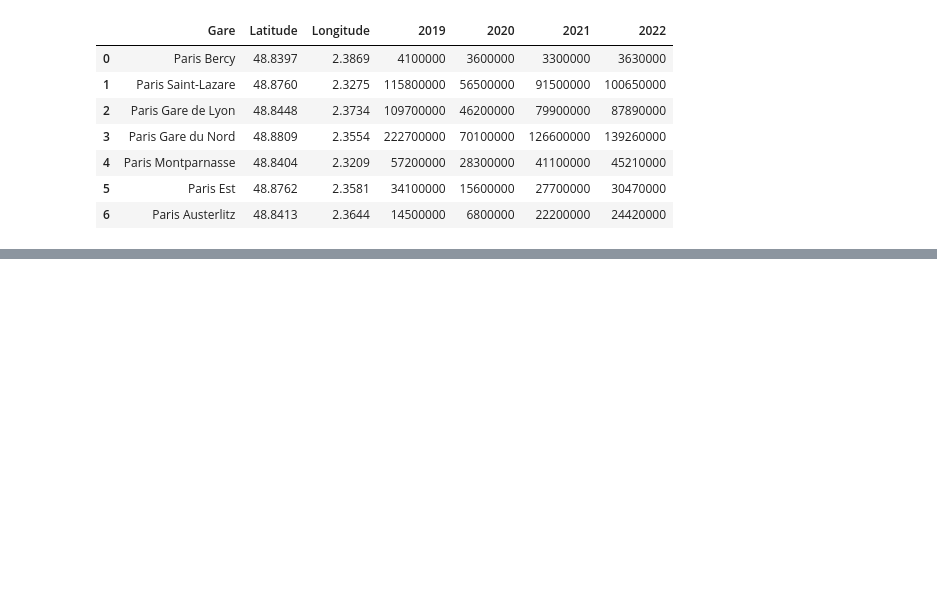
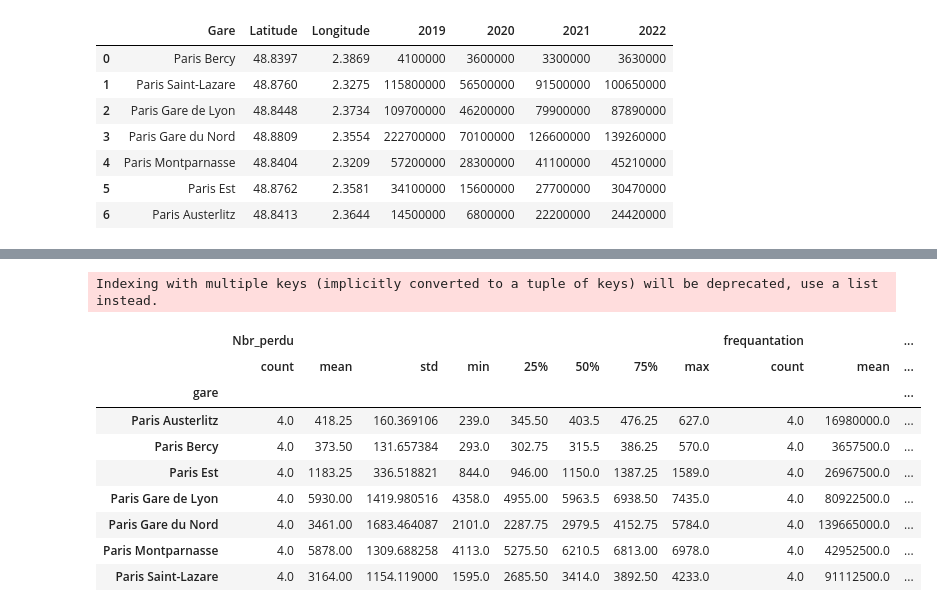
Before and after one commit to RolaMmss/Lost-in-translation, a Jupyter notebook: nb_obj_perdu_graph.ipynb, the cells around one changed output, grey strips where cells are left out. Cells and saved outputs as stored; diff of their text form; code cells hidden in the pictures; blank space fills up the shorter version.

Commit message:
tests

```diff
--- a/nb_obj_perdu_graph.ipynb
+++ b/nb_obj_perdu_graph.ipynb
@@ -505,0 +499,15 @@ fig.write_html('carte_objets_perdus.html', auto_open=True)
+# %%
+# Connexion à la base de données SQLite
+connexion = sqlite3.connect("db_objets_trouves.db")
+
+# Lecture de la table 'gares' et stockage dans un dataframe Pandas
+df_test = pd.read_sql_query("SELECT * from gares_objets_perdus", connexion)
+
+# Filtrage des données pour ne garder que l'année 2019
+df_test_2019 = df_test[df_test['annee'] == 2019]
+
+# Fermeture de la connexion à la base de données
+connexion.close()
+
+# Affichage du contenu du dataframe
+df_test_2019
@@ -505,0 +528,15 @@ fig.write_html('carte_objets_perdus.html', auto_open=True)
+# %%
+grouped_test=df_test.groupby("gare")["Nbr_perdu","frequantation"].describe()
+grouped_test
+# %% [output]
+Indexing with multiple keys (implicitly converted to a tuple of keys) will be deprecated, use a list instead.
+|  | Nbr_perdu |  |  |  |  |  |  |  | frequantation |  | ... |
+|  | count | mean | std | min | 25% | 50% | 75% | max | count | mean | ... |
+| gare |  |  |  |  |  |  |  |  |  |  | ... |
+| Paris Austerlitz | 4.0 | 418.25 | 160.369106 | 239.0 | 345.50 | 403.5 | 476.25 | 627.0 | 4.0 | 16980000.0 | ... |
+| Paris Bercy | 4.0 | 373.50 | 131.657384 | 293.0 | 302.75 | 315.5 | 386.25 | 570.0 | 4.0 | 3657500.0 | ... |
+| Paris Est | 4.0 | 1183.25 | 336.518821 | 844.0 | 946.00 | 1150.0 | 1387.25 | 1589.0 | 4.0 | 26967500.0 | ... |
+| Paris Gare de Lyon | 4.0 | 5930.00 | 1419.980516 | 4358.0 | 4955.00 | 5963.5 | 6938.50 | 7435.0 | 4.0 | 80922500.0 | ... |
+| Paris Gare du Nord | 4.0 | 3461.00 | 1683.464087 | 2101.0 | 2287.75 | 2979.5 | 4152.75 | 5784.0 | 4.0 | 139665000.0 | ... |
+| Paris Montparnasse | 4.0 | 5878.00 | 1309.688258 | 4113.0 | 5275.50 | 6210.5 | 6813.00 | 6978.0 | 4.0 | 42952500.0 | ... |
+| Paris Saint-Lazare | 4.0 | 3164.00 | 1154.119000 | 1595.0 | 2685.50 | 3414.0 | 3892.50 | 4233.0 | 4.0 | 91112500.0 | ... |
```
Also changed, not shown: parts of 5 cells of this notebook, 12 other files.
